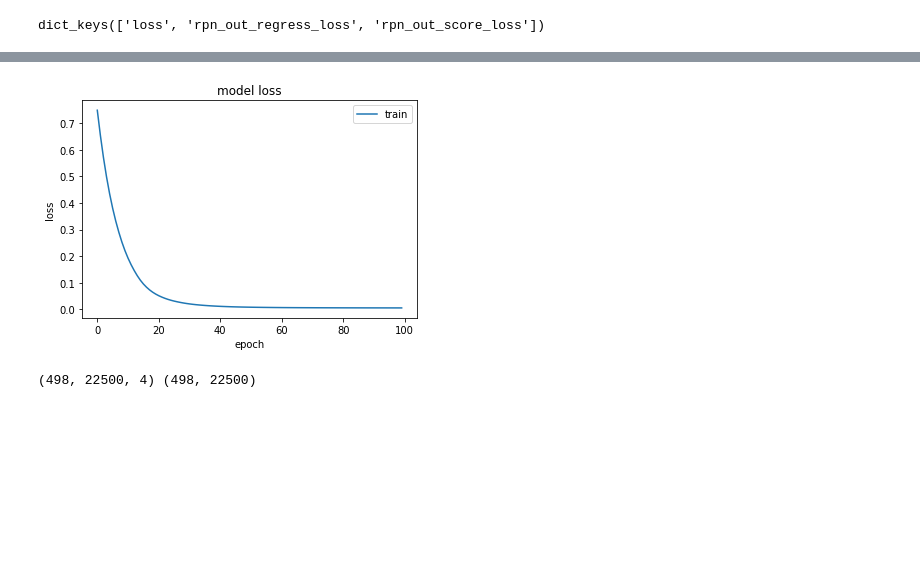
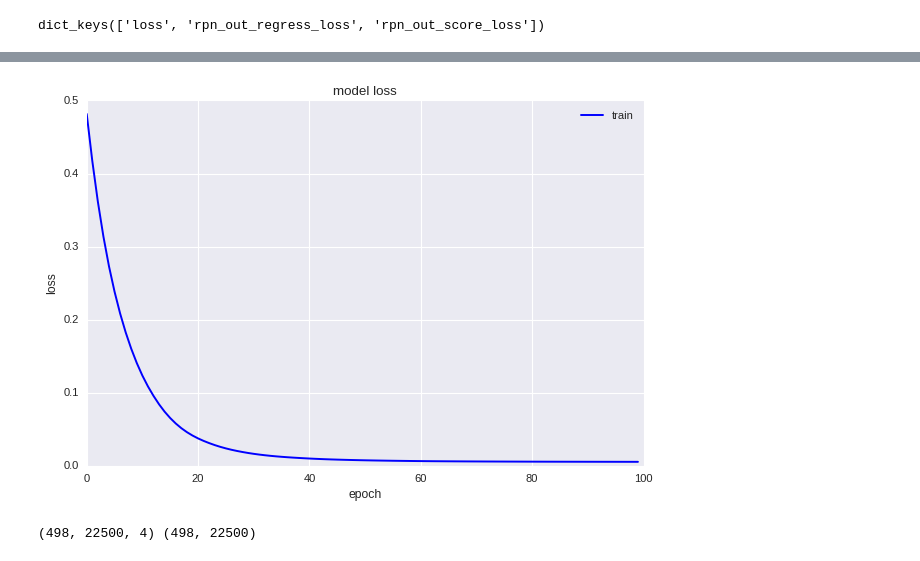
Before and after one commit to cfont03/Anomaly-breast-cancer-detection, a Jupyter notebook: train/1. Faster_R_CNN.ipynb, the cells around one changed output, grey strips where cells are left out. Drawn from its saved outputs; the diff is of its cells as text; code cells hidden in the pictures; blank space fills up the shorter version.

```diff
--- a/train/1. Faster_R_CNN.ipynb
+++ b/train/1. Faster_R_CNN.ipynb
@@ -1161,7 +1163,8 @@ print(rpn_hist.history.keys())
 # %% [output]
 dict_keys(['loss', 'rpn_out_regress_loss', 'rpn_out_score_loss'])
 # %%
-plt.plot(rpn_hist.history['loss'])
+plt.plot(rpn_hist.history['loss'], 'b')
+plt.style.use('seaborn')
 plt.title('model loss')
 plt.ylabel('loss')
 plt.xlabel('epoch')
@@ -1172,5 +1175,6 @@ plt.show()
 # %%
-plt.plot(rpn_hist.history['rpn_out_regress_loss'])
+plt.plot(rpn_hist.history['rpn_out_regress_loss'], 'b')
+plt.style.use('seaborn')
 plt.title('model loss')
 plt.ylabel('loss')
 plt.xlabel('epoch')
@@ -1181,12 +1185,13 @@ plt.show()
 # %%
-plt.plot(rpn_hist.history['rpn_out_score_loss'])
+plt.plot(rpn_hist.history['rpn_out_score_loss'], 'b')
+plt.style.use('seaborn')
 plt.title('model loss')
 plt.ylabel('loss')
 plt.xlabel('epoch')
-plt.legend(['train'], loc='upper right')
+plt.legend(['train'], loc='upper sright')
 plt.show()
 # %% [output]
-[figure, old version]
+[figure, new version]
 # %%
 # get the offset and objectiveness score
 pred_x_deltas, pred_x_scores = rpn_model.predict(feature_map)
```
Also changed, not shown: parts of 20 cells of this notebook.
